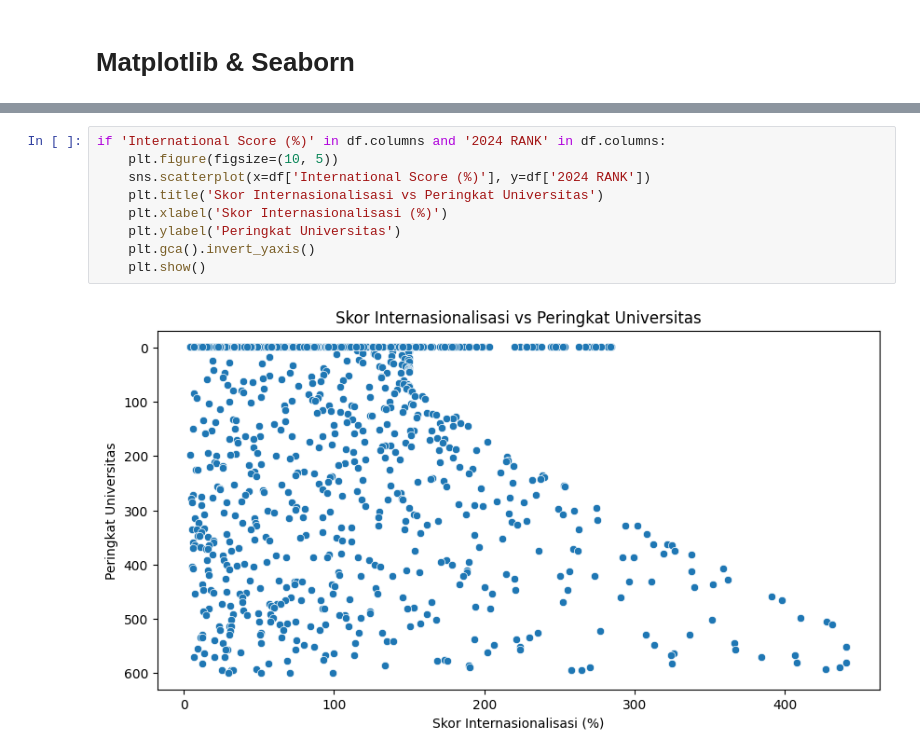
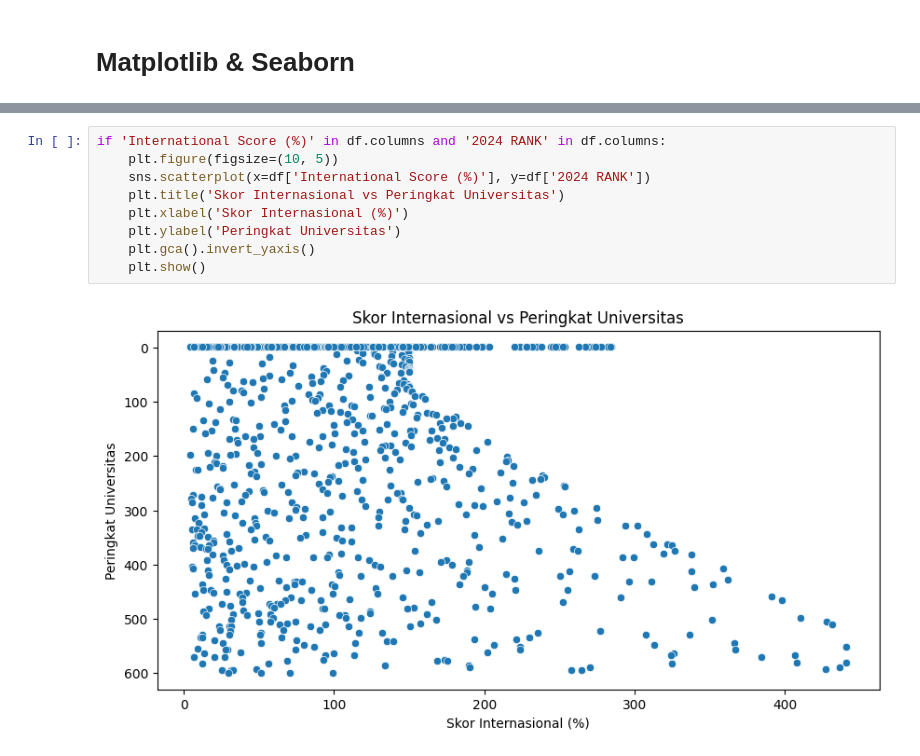
Before and after one commit to EazysPeazys/MinProAVD, a Jupyter notebook: MinProAVD_Nabil_Daffa_Athalasyah_2409116090.ipynb, the cells around one changed output, grey strips where cells are left out. Cells and saved outputs as stored; diff of their text form.

```diff
--- a/MinProAVD_Nabil_Daffa_Athalasyah_2409116090.ipynb
+++ b/MinProAVD_Nabil_Daffa_Athalasyah_2409116090.ipynb
@@ -406,11 +406,11 @@ if 'Ranking Change (%)' in df.columns:
 # %%
 if 'International Score (%)' in df.columns and '2024 RANK' in df.columns:
     plt.figure(figsize=(10, 5))
     sns.scatterplot(x=df['International Score (%)'], y=df['2024 RANK'])
-    plt.title('Skor Internasionalisasi vs Peringkat Universitas')
-    plt.xlabel('Skor Internasionalisasi (%)')
+    plt.title('Skor Internasional vs Peringkat Universitas')
+    plt.xlabel('Skor Internasional (%)')
     plt.ylabel('Peringkat Universitas')
     plt.gca().invert_yaxis()
     plt.show()
 # %% [output]
-[figure, old version]
+[figure, new version]
```
Also changed, not shown: parts of 1 cell of this notebook.
